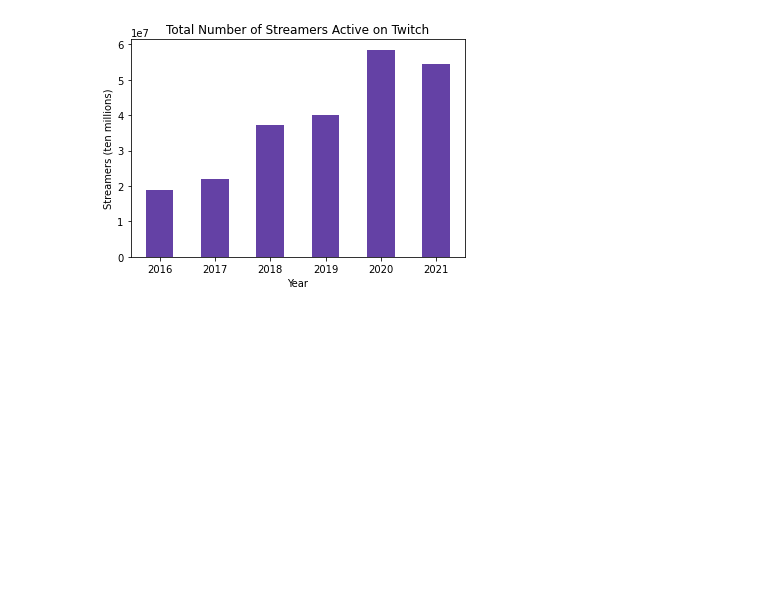
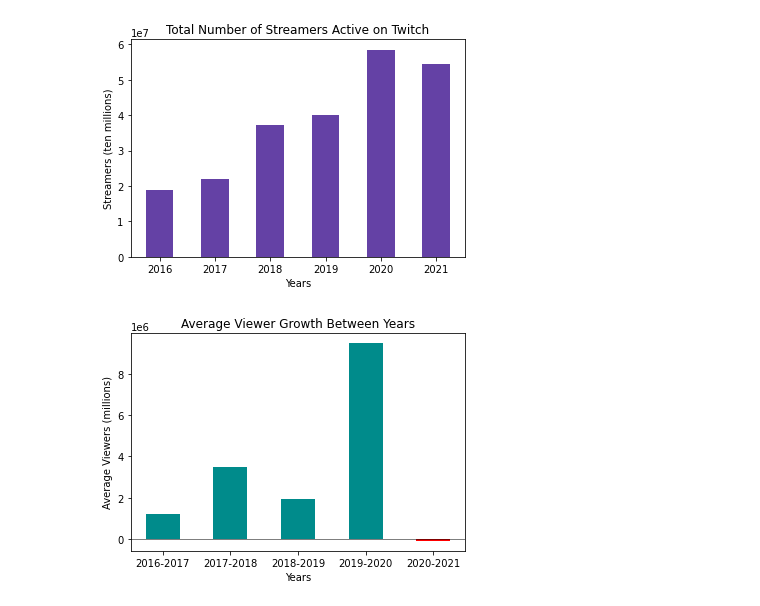
Before and after one commit to fdac21/VideoGame_Analysis, a Jupyter notebook: PlottingTwitch.ipynb, the cells around one changed output. Cells and saved outputs as stored; diff of their text form; code cells hidden in the pictures; blank space fills up the shorter version.

Commit message:
Added bar chart showing growth between years

```diff
--- a/PlottingTwitch.ipynb
+++ b/PlottingTwitch.ipynb
@@ -94,3 +94,31 @@ plt.title('Total Number of Streamers Active on Twitch')
 plt.show()
 # %% [output]
 [figure]
+# %%
+def plotByDifference(list, time, title, xlabel, ylabel):
+    Diff_list = []
+    Diff_time = []
+
+    for i in range(1, len(list)):
+        Diff_list.append(list[i]-list[i-1])
+        Diff_time.append(str(time[i-1]) + '-' + str(time[i]))
+
+    colors = []
+    for element in Diff_list:
+        if element < 0:
+            colors.append('red')
+        else:
+            colors.append('darkcyan')
+
+    plt.bar(Diff_time, Diff_list, color=colors, width=0.5)
+    plt.xlabel(xlabel)
+    plt.ylabel(ylabel)
+    plt.axhline(y=0, color='k', linewidth=0.5, linestyle='-')
+    plt.title(title)
+    plt.show()
+
+    colors = []
+# %%
+plotByDifference(Avg_viewers_list, Years, 'Average Viewer Growth Between Years', 'Years', 'Average Viewers (millions)')
+# %% [output]
+[figure, added]
```
Also changed, not shown: parts of 5 cells of this notebook.
